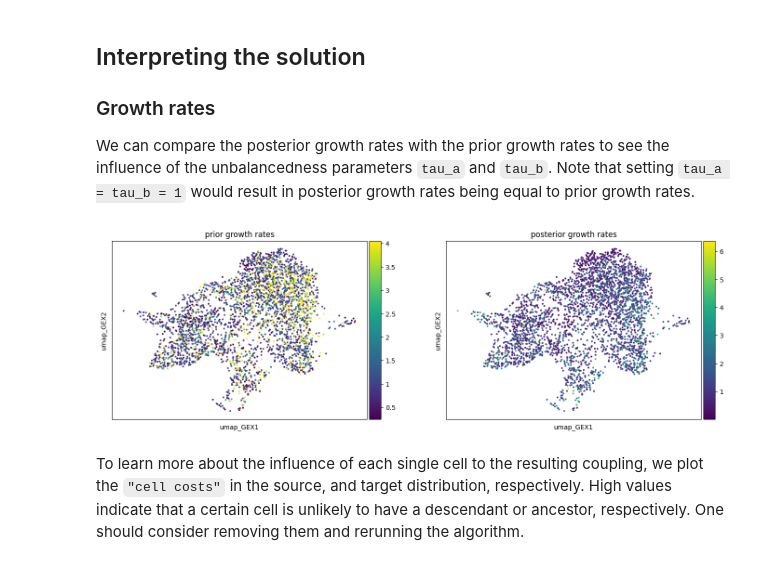
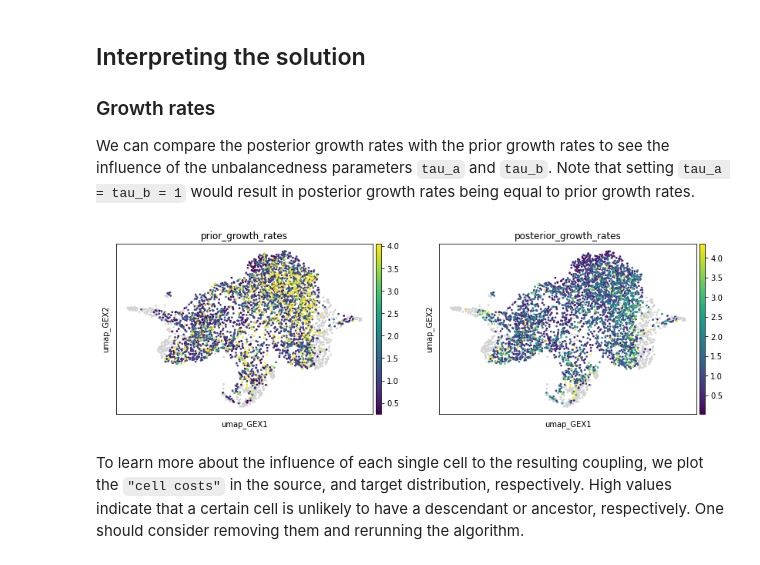
Before and after one commit to theislab/moscot_notebooks, a Jupyter notebook: tutorials/200_temporal_problem.ipynb, the cells around one changed output. Saved outputs shown, nothing was run; the diff lists cells and outputs as text; code cells hidden in the pictures.

```diff
--- a/tutorials/200_temporal_problem.ipynb
+++ b/tutorials/200_temporal_problem.ipynb
@@ -36,5 +65,5 @@ The {func}`~moscot.datasets.hspc` dataset is a subset from the [Open Problems -
 # %%
-adata = datasets.hspc()
+adata = mt.datasets.hspc()
 adata
 # %% [output]
 AnnData object with n_obs × n_vars = 4000 × 2000
@@ -71,0 +153,4 @@ adata.obsm["X_shared"] = sc.pp.pca(
+# %%
+adata.obs["prior_growth_rates"] = tp.prior_growth_rates
+
+sc.pl.embedding(adata, basis="umap_GEX", color="prior_growth_rates")
@@ -104,11 +177,14 @@ We can compare the posterior growth rates with the prior growth rates to see the
 adata.obs["prior_growth_rates"] = tp.prior_growth_rates
 adata.obs["posterior_growth_rates"] = tp.posterior_growth_rates
 # %%
-sc.pl.scatter(
-    adata, basis="umap_GEX", color=["prior_growth_rates", "posterior_growth_rates"]
+sc.pl.embedding(
+    adata,
+    basis="umap_GEX",
+    color=["prior_growth_rates", "posterior_growth_rates"],
+    vmax="p99",
 )
 # %% [output]
-[figure, old version]
+[figure, new version]
 # %% [markdown]
 To learn more about the influence of each single cell to the resulting coupling, we plot the `"cell costs"` in the source, and target distribution, respectively. High values indicate that a certain cell is unlikely to have a descendant or ancestor, respectively. One should consider removing them and rerunning the algorithm.
 # %%
```
Also changed, not shown: parts of 76 cells of this notebook, 2 other files.
